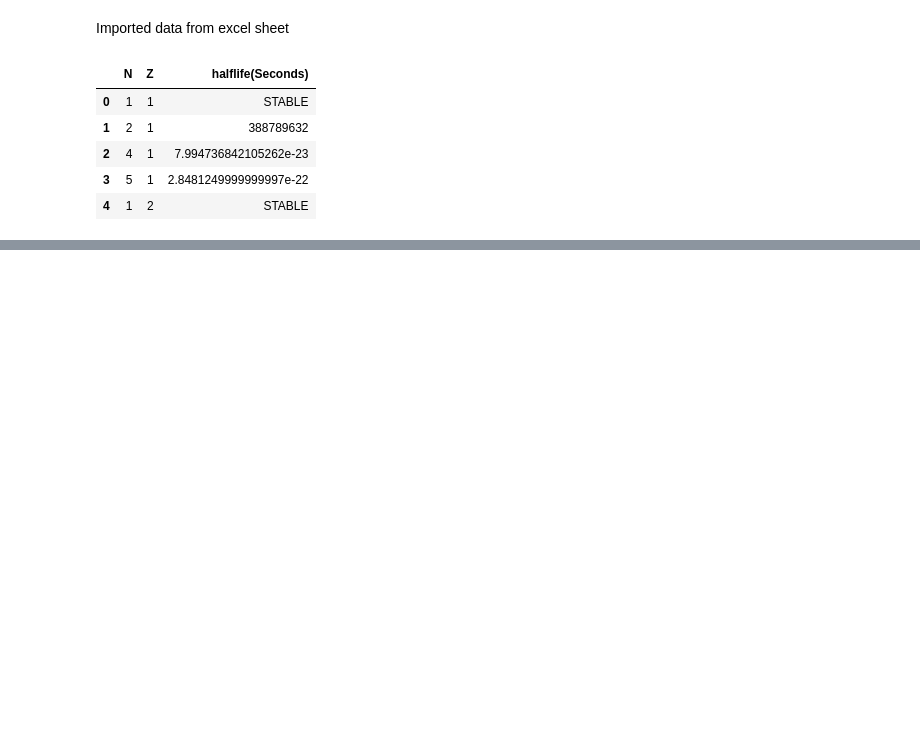
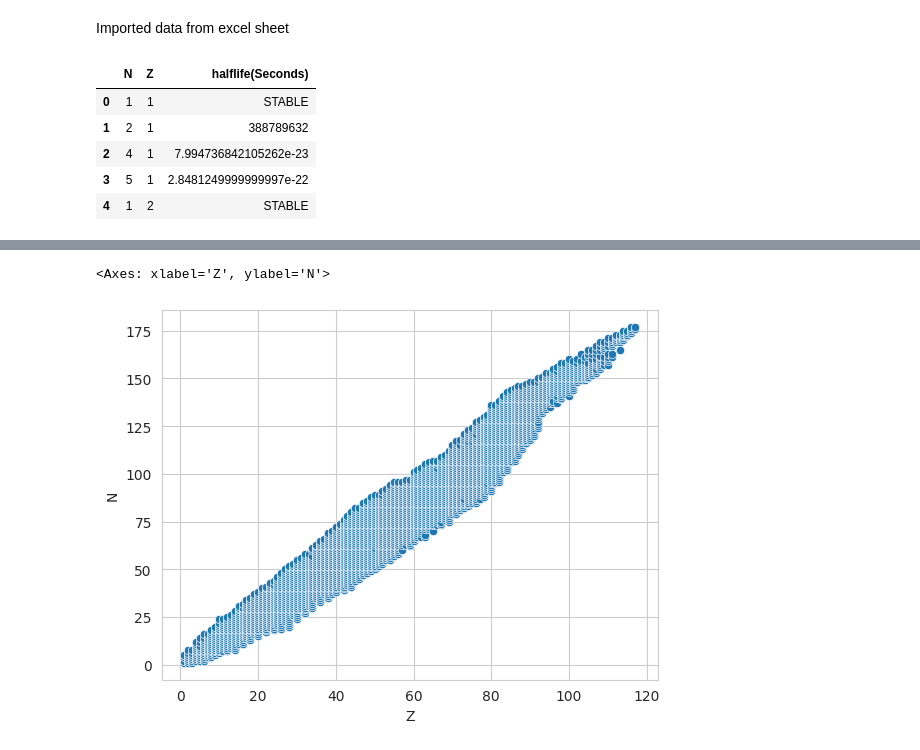
Before and after one commit to suman122003/BSc_Physics_Codes, a Jupyter notebook: DSE_2_Nuclear_and_Particle_Physics/semi_empirical_mass_formula.ipynb, the cells around one changed output, grey strips where cells are left out. Cells and saved outputs as stored; diff of their text form; code cells hidden in the pictures; blank space fills up the shorter version.

```diff
--- a/DSE_2_Nuclear_and_Particle_Physics/semi_empirical_mass_formula.ipynb
+++ b/DSE_2_Nuclear_and_Particle_Physics/semi_empirical_mass_formula.ipynb
@@ -101,6 +108,9 @@ display(df2.head())
 fig2 = px.scatter(df2, x='Z', y='N', hover_name='halflife(Seconds)',
                 title='Calculated using Semi empirical mass formula')
 fig2.show()
+
+so.scatterplot(df2, x='Z', y='N')
+plt.show()
 # %% [output]
 |  | N | Z | halflife(Seconds) |
 | 0 | 1 | 1 | STABLE |
@@ -111,3 +122,5 @@ fig2.show()
+<Axes: xlabel='Z', ylabel='N'>
+[figure, added]
 # %%
 Zs = df2['Z'].to_numpy()
 Ns = df2['N'].to_numpy()
```
Also changed, not shown: parts of 5 cells of this notebook, 1 other file.
